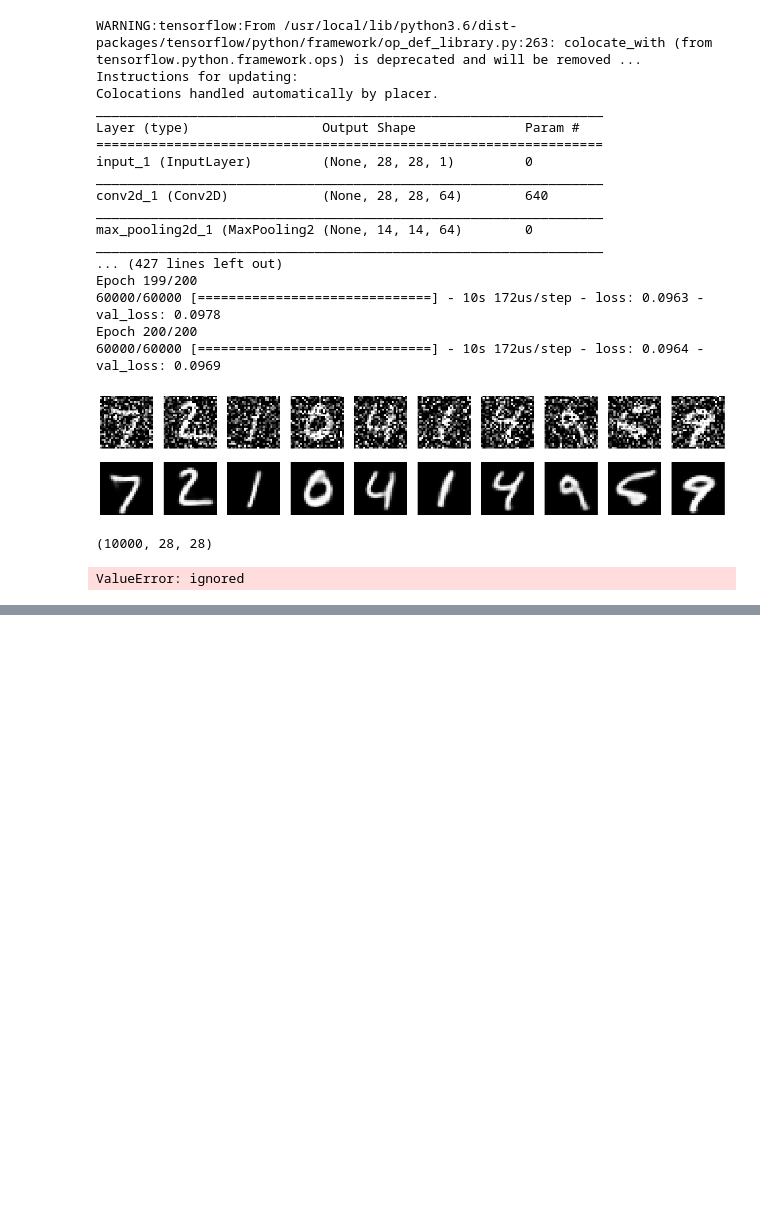
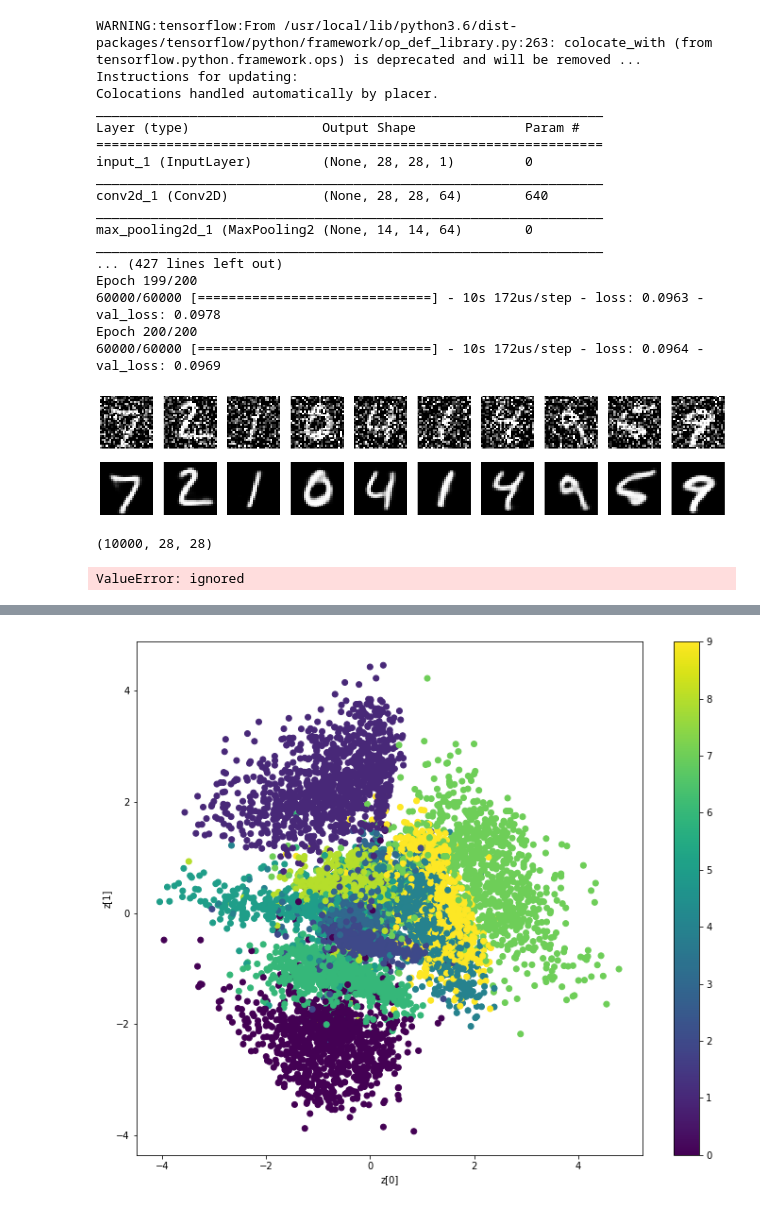
Before and after one commit to gilgarad/MachineLearning, a Jupyter notebook: code_tests/AutoEncoderTest.ipynb, the cells around one changed output, grey strips where cells are left out. Cells and saved outputs as stored; diff of their text form; code cells hidden in the pictures; blank space fills up the shorter version.

```diff
--- a/code_tests/AutoEncoderTest.ipynb
+++ b/code_tests/AutoEncoderTest.ipynb
@@ -484,0 +491,18 @@ ValueError: ignored
+# %%
+# reparameterization trick
+# instead of sampling from Q(z|X), sample epsilon = N(0,I)
+# z = z_mean + sqrt(var) * epsilon
+def sampling(args):
+    """Reparameterization trick by sampling from an isotropic unit Gaussian.
+    # Arguments
+        args (tensor): mean and log of variance of Q(z|X)
+    # Returns
+        z (tensor): sampled latent vector
+    """
+
+    z_mean, z_log_var = args
+    batch = K.shape(z_mean)[0]
+    dim = K.int_shape(z_mean)[1]
+    # by default, random_normal has mean = 0 and std = 1.0
+    epsilon = K.random_normal(shape=(batch, dim))
+    return z_mean + K.exp(0.5 * z_log_var) * epsilon
@@ -484,0 +569,63 @@ ValueError: ignored
+# %%
+# network parameters
+original_dim = 784
+input_shape = (original_dim, )
+intermediate_dim = 512
+batch_size = 128
+latent_dim = 2
+epochs = 50
+loss_type = 'binary_crossentropy'
+
+
+# VAE model = encoder + decoder
+# build encoder model
+inputs = Input(shape=input_shape, name='encoder_input')
+x = Dense(intermediate_dim, activation='relu')(inputs)
+z_mean = Dense(latent_dim, name='z_mean')(x)
+z_log_var = Dense(latent_dim, name='z_log_var')(x)
+
+# use reparameterization trick to push the sampling out as input
+# note that "output_shape" isn't necessary with the TensorFlow backend
+z = Lambda(sampling, output_shape=(latent_dim,), name='z')([z_mean, z_log_var])
+
+# instantiate encoder model
+encoder = Model(inputs, [z_mean, z_log_var, z], name='encoder')
+encoder.summary()
+plot_model(encoder, to_file='vae_mlp_encoder.png', show_shapes=True)
+
+# build decoder model
+latent_inputs = Input(shape=(latent_dim,), name='z_sampling')
+x = Dense(intermediate_dim, activation='relu')(latent_inputs)
+outputs = Dense(original_dim, activation='sigmoid')(x)
+
+# instantiate decoder model
+decoder = Model(latent_inputs, outputs, name='decoder')
+decoder.summary()
+plot_model(decoder, to_file='vae_mlp_decoder.png', show_shapes=True)
+
+# instantiate VAE model
+outputs = decoder(encoder(inputs)[2])
+vae = Model(inputs, outputs, name='vae_mlp')
+
+models = (encoder, decoder)
+if loss_type=='mse':
+    reconstruction_loss = mse(inputs, outputs)
+else:
+    reconstruction_loss = binary_crossentropy(inputs, outputs)
+
+
+reconstruction_loss *= original_dim
+kl_loss = 1 + z_log_var - K.square(z_mean) - K.exp(z_log_var)
+kl_loss = K.sum(kl_loss, axis=-1)
+kl_loss *= -0.5
+vae_loss = K.mean(reconstruction_loss + kl_loss)
+vae.add_loss(vae_loss)
+vae.compile(optimizer='adam')
+vae.summary()
+plot_model(vae, to_file='vae_mlp.png', show_shapes=True)
+
+vae.fit(x_train_flat, epochs=epochs, batch_size=batch_size,
+        validation_data=(x_test_flat, None))
+
+plot_results(models, (x_test_flat, y_test), batch_size=batch_size, model_name="vae_mlp")
+# %% [output]
@@ -484,0 +649 @@ ValueError: ignored
+[figure, added]
```
Also changed, not shown: parts of 8 cells of this notebook.
